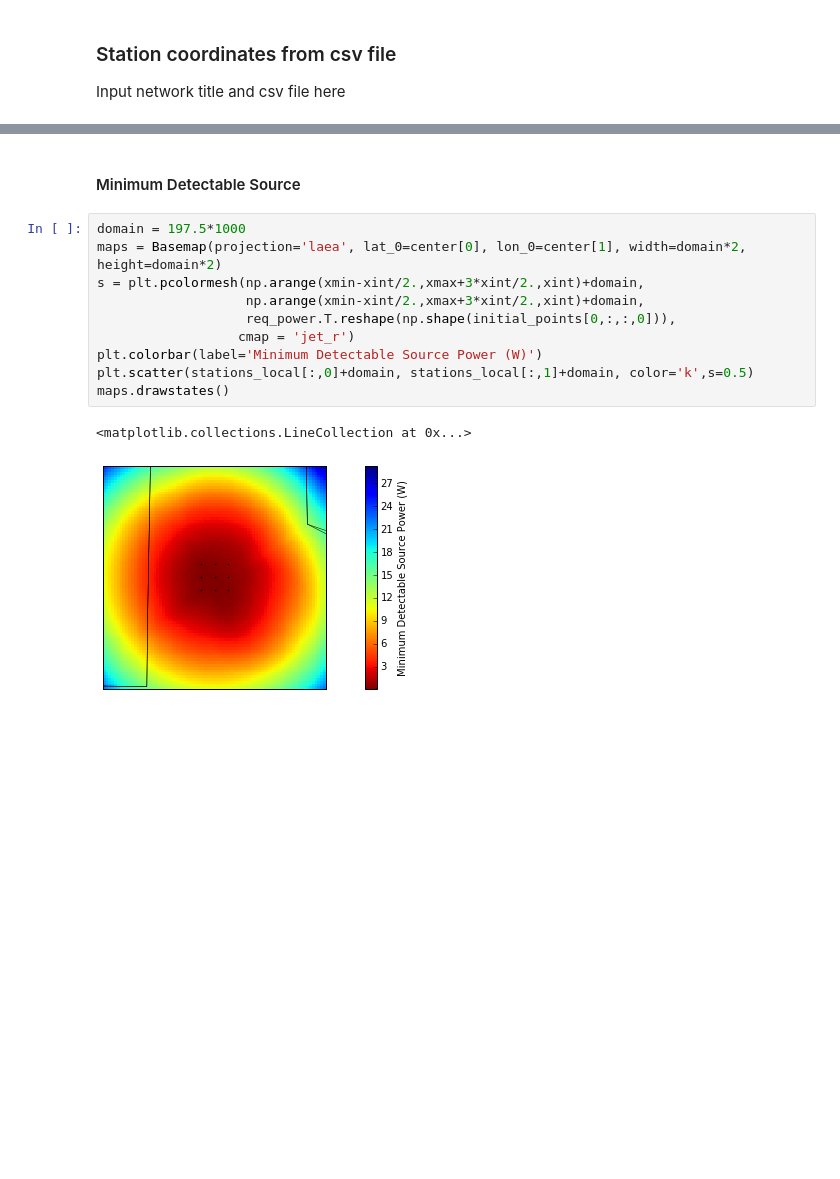
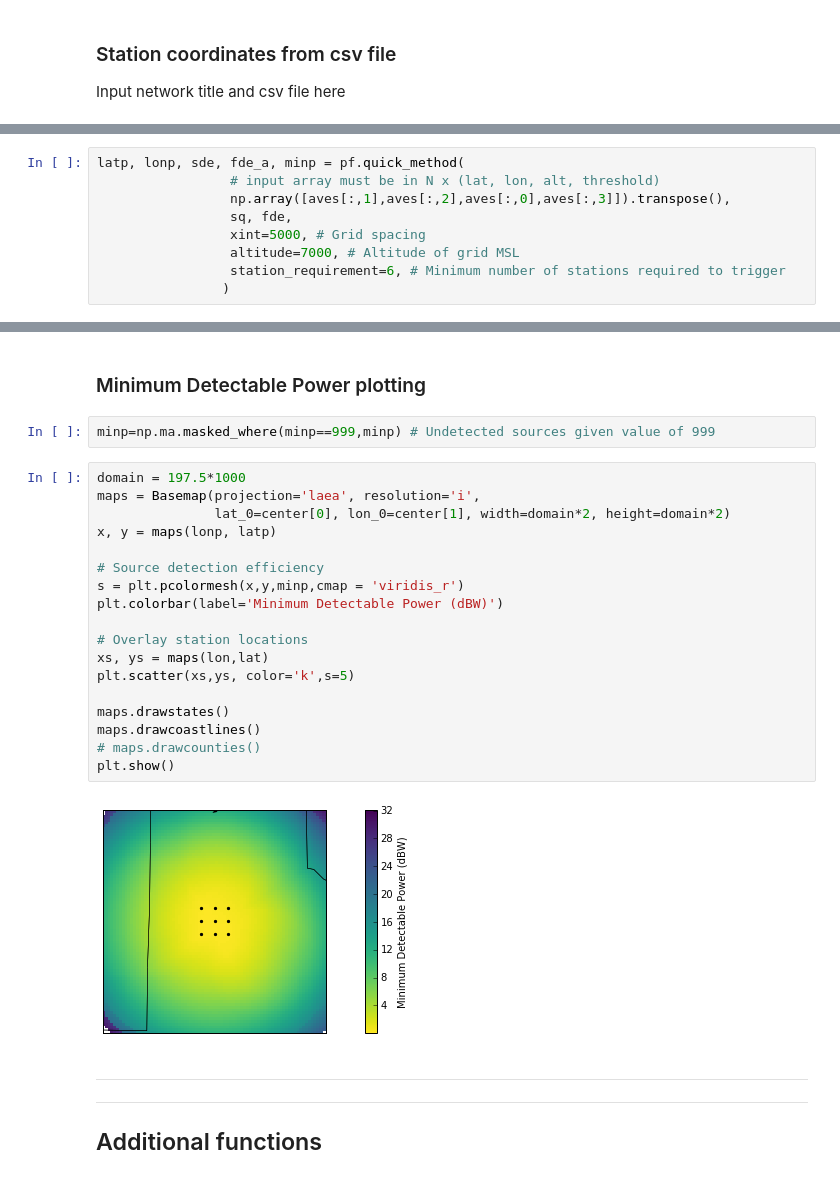
Before and after one commit to vbalderdash/LMAsimulation, a Jupyter notebook: LMAdetection_efficiency.ipynb, the cells around one changed output, grey strips where cells are left out. Cells and saved outputs as stored; diff of their text form; blank space fills up the shorter version.

```diff
--- a/LMAdetection_efficiency.ipynb
+++ b/LMAdetection_efficiency.ipynb
@@ -167 +89,10 @@ for i in range(len(xs)-1):
+# %%
+latp, lonp, sde, fde_a, minp = pf.quick_method(
+                 # input array must be in N x (lat, lon, alt, threshold)
+                 np.array([aves[:,1],aves[:,2],aves[:,0],aves[:,3]]).transpose(),
+                 sq, fde,
+                 xint=5000, # Grid spacing
+                 altitude=7000, # Altitude of grid MSL
+                 station_requirement=6, # Minimum number of stations required to trigger
+                )
 # %% [markdown]
@@ -187,15 +125,28 @@ maps.drawstates()
 # %% [markdown]
-#### Minimum Detectable Source
+### Minimum Detectable Power plotting
+# %%
+minp=np.ma.masked_where(minp==999,minp) # Undetected sources given value of 999
 # %%
 domain = 197.5*1000
-maps = Basemap(projection='laea', lat_0=center[0], lon_0=center[1], width=domain*2, height=domain*2)
-s = plt.pcolormesh(np.arange(xmin-xint/2.,xmax+3*xint/2.,xint)+domain,
-                   np.arange(xmin-xint/2.,xmax+3*xint/2.,xint)+domain,
-                   req_power.T.reshape(np.shape(initial_points[0,:,:,0])),
-                  cmap = 'jet_r')
-plt.colorbar(label='Minimum Detectable Source Power (W)')
-plt.scatter(stations_local[:,0]+domain, stations_local[:,1]+domain, color='k',s=0.5)
+maps = Basemap(projection='laea', resolution='i',
+               lat_0=center[0], lon_0=center[1], width=domain*2, height=domain*2)
+x, y = maps(lonp, latp)
+
+# Source detection efficiency
+s = plt.pcolormesh(x,y,minp,cmap = 'viridis_r')
+plt.colorbar(label='Minimum Detectable Power (dBW)')
+
+# Overlay station locations
+xs, ys = maps(lon,lat)
+plt.scatter(xs,ys, color='k',s=5)
+
 maps.drawstates()
+maps.drawcoastlines()
+# maps.drawcounties()
+plt.show()
 # %% [output]
-<matplotlib.collections.LineCollection at 0x...>
-[figure, old version]
+[figure, new version]
+# %% [markdown]
+____
+______
+## Additional functions
```
Also changed, not shown: parts of 23 cells of this notebook, 1 other file.
